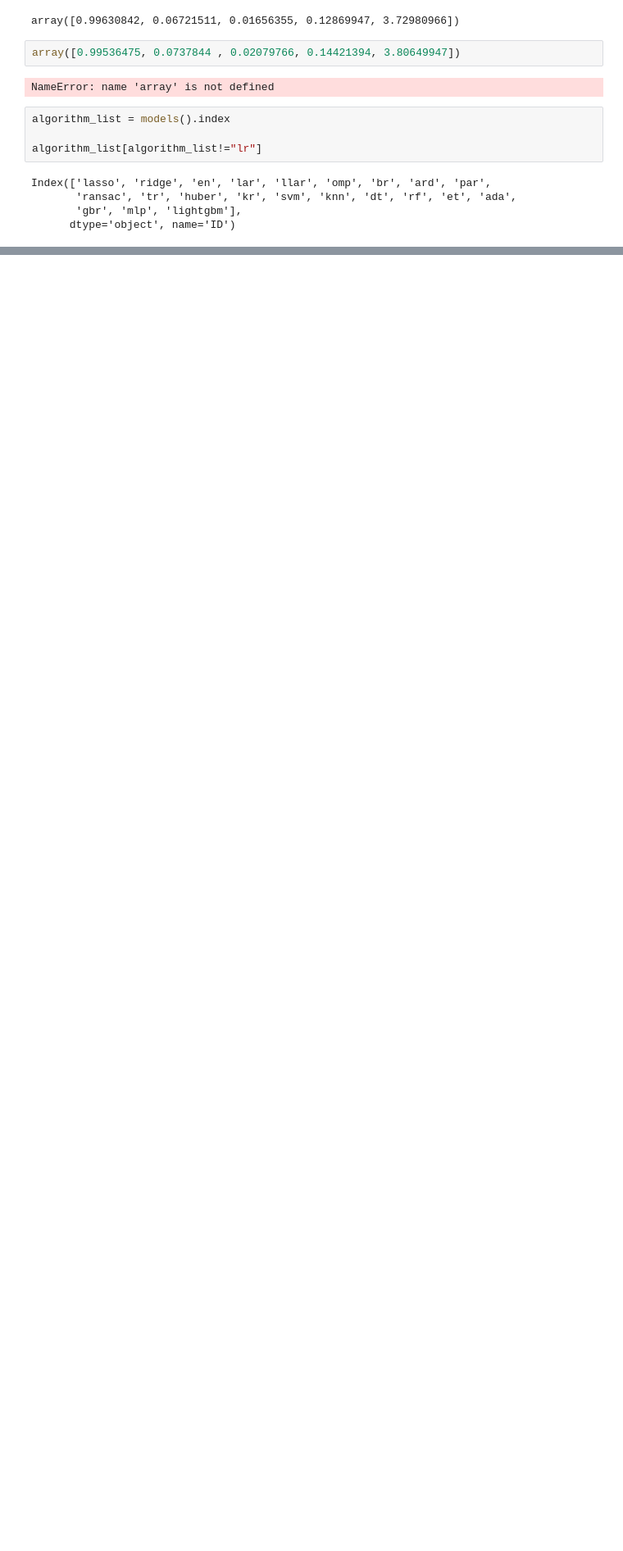
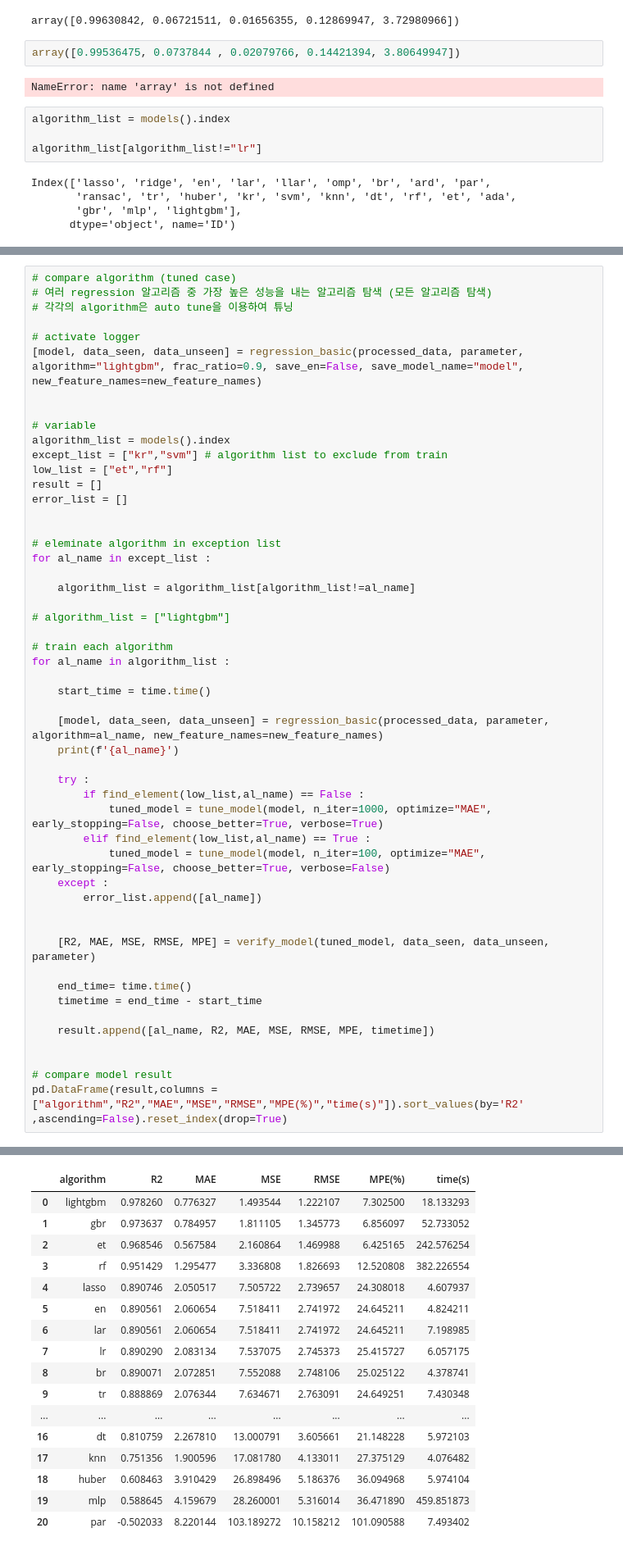
Before and after one commit to Schwalbe262/ML_MFT, a Jupyter notebook: regression.ipynb, the cells around one changed output, grey strips where cells are left out. Shown at 82% size. Cells and saved outputs as stored; diff of their text form; blank space fills up the shorter version.

```diff
--- a/regression.ipynb
+++ b/regression.ipynb
@@ -277,0 +284,52 @@ Fitting 10 folds for each of 1 candidates, totalling 10 fits
+# %%
+# compare algorithm (tuned case)
+# 여러 regression 알고리즘 중 가장 높은 성능을 내는 알고리즘 탐색 (모든 알고리즘 탐색)
+# 각각의 algorithm은 auto tune을 이용하여 튜닝
+
+# activate logger
+[model, data_seen, data_unseen] = regression_basic(processed_data, parameter, algorithm="lightgbm", frac_ratio=0.9, save_en=False, save_model_name="model", new_feature_names=new_feature_names)
+
+
+# variable
+algorithm_list = models().index
+except_list = ["kr","svm"] # algorithm list to exclude from train
+low_list = ["et","rf"]
+result = []
+error_list = []
+
+
+# eleminate algorithm in exception list
+for al_name in except_list :
+
+    algorithm_list = algorithm_list[algorithm_list!=al_name]
+
+# algorithm_list = ["lightgbm"]
+
+# train each algorithm
+for al_name in algorithm_list :
+
+    start_time = time.time()
+
+    [model, data_seen, data_unseen] = regression_basic(processed_data, parameter, algorithm=al_name, new_feature_names=new_feature_names)
+    print(f'{al_name}')
+
+    try :
+        if find_element(low_list,al_name) == False :
+            tuned_model = tune_model(model, n_iter=1000, optimize="MAE", early_stopping=False, choose_better=True, verbose=True)
+        elif find_element(low_list,al_name) == True :
+            tuned_model = tune_model(model, n_iter=100, optimize="MAE", early_stopping=False, choose_better=True, verbose=False)
+    except :
+        error_list.append([al_name])
+
+
+    [R2, MAE, MSE, RMSE, MPE] = verify_model(tuned_model, data_seen, data_unseen, parameter)
+
+    end_time= time.time()
+    timetime = end_time - start_time
+
+    result.append([al_name, R2, MAE, MSE, RMSE, MPE, timetime])
+
+
+# compare model result
+pd.DataFrame(result,columns = ["algorithm","R2","MAE","MSE","RMSE","MPE(%)","time(s)"]).sort_values(by='R2' ,ascending=False).reset_index(drop=True)
+# %% [output]
@@ -277,0 +349,17 @@ Fitting 10 folds for each of 1 candidates, totalling 10 fits
+|  | algorithm | R2 | MAE | MSE | RMSE | MPE(%) | time(s) |
+| 0 | lightgbm | 0.978260 | 0.776327 | 1.493544 | 1.222107 | 7.302500 | 18.133293 |
+| 1 | gbr | 0.973637 | 0.784957 | 1.811105 | 1.345773 | 6.856097 | 52.733052 |
+| 2 | et | 0.968546 | 0.567584 | 2.160864 | 1.469988 | 6.425165 | 242.576254 |
+| 3 | rf | 0.951429 | 1.295477 | 3.336808 | 1.826693 | 12.520808 | 382.226554 |
+| 4 | lasso | 0.890746 | 2.050517 | 7.505722 | 2.739657 | 24.308018 | 4.607937 |
+| 5 | en | 0.890561 | 2.060654 | 7.518411 | 2.741972 | 24.645211 | 4.824211 |
+| 6 | lar | 0.890561 | 2.060654 | 7.518411 | 2.741972 | 24.645211 | 7.198985 |
+| 7 | lr | 0.890290 | 2.083134 | 7.537075 | 2.745373 | 25.415727 | 6.057175 |
+| 8 | br | 0.890071 | 2.072851 | 7.552088 | 2.748106 | 25.025122 | 4.378741 |
+| 9 | tr | 0.888869 | 2.076344 | 7.634671 | 2.763091 | 24.649251 | 7.430348 |
+| ... | ... | ... | ... | ... | ... | ... | ... |
+| 16 | dt | 0.810759 | 2.267810 | 13.000791 | 3.605661 | 21.148228 | 5.972103 |
+| 17 | knn | 0.751356 | 1.900596 | 17.081780 | 4.133011 | 27.375129 | 4.076482 |
+| 18 | huber | 0.608463 | 3.910429 | 26.898496 | 5.186376 | 36.094968 | 5.974104 |
+| 19 | mlp | 0.588645 | 4.159679 | 28.260001 | 5.316014 | 36.471890 | 459.851873 |
+| 20 | par | -0.502033 | 8.220144 | 103.189272 | 10.158212 | 101.090588 | 7.493402 |
```
Also changed, not shown: parts of 10 cells of this notebook, 4 other files.
